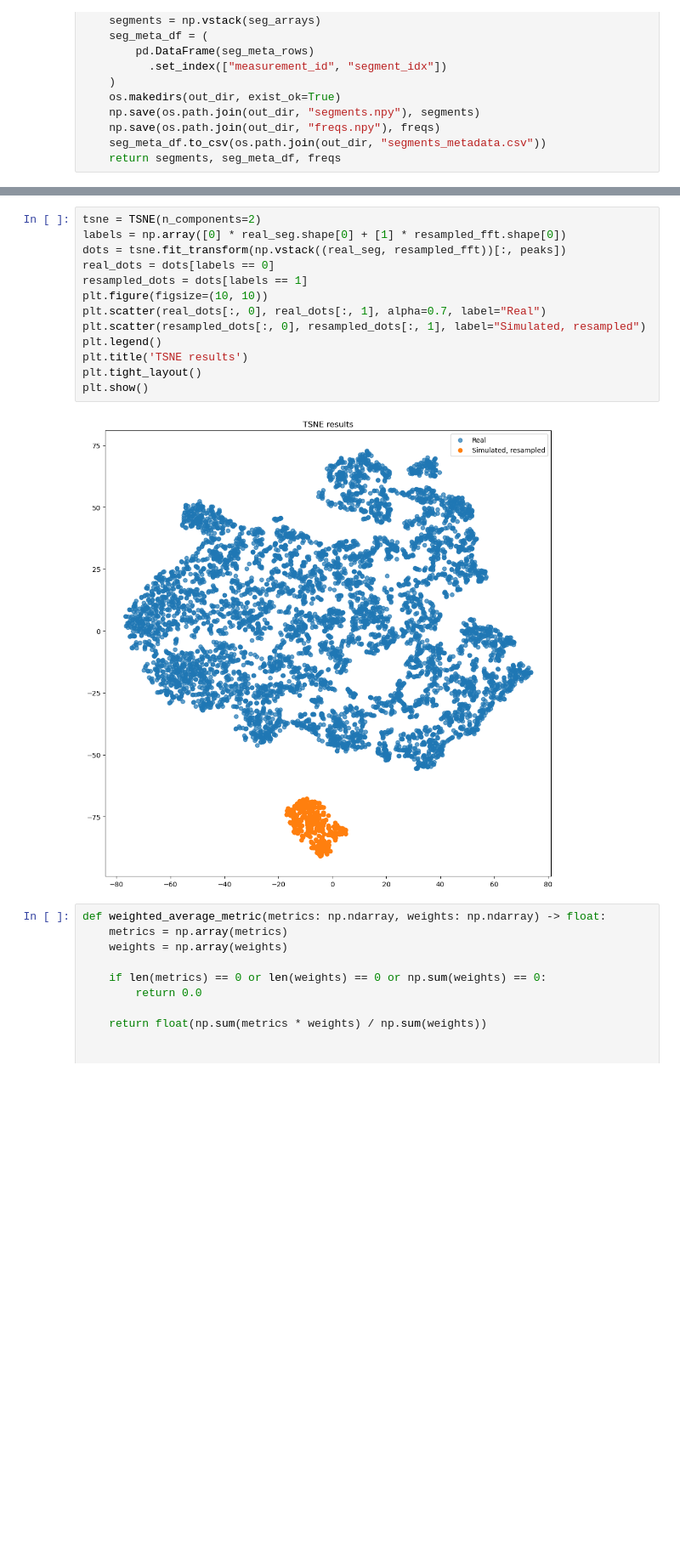
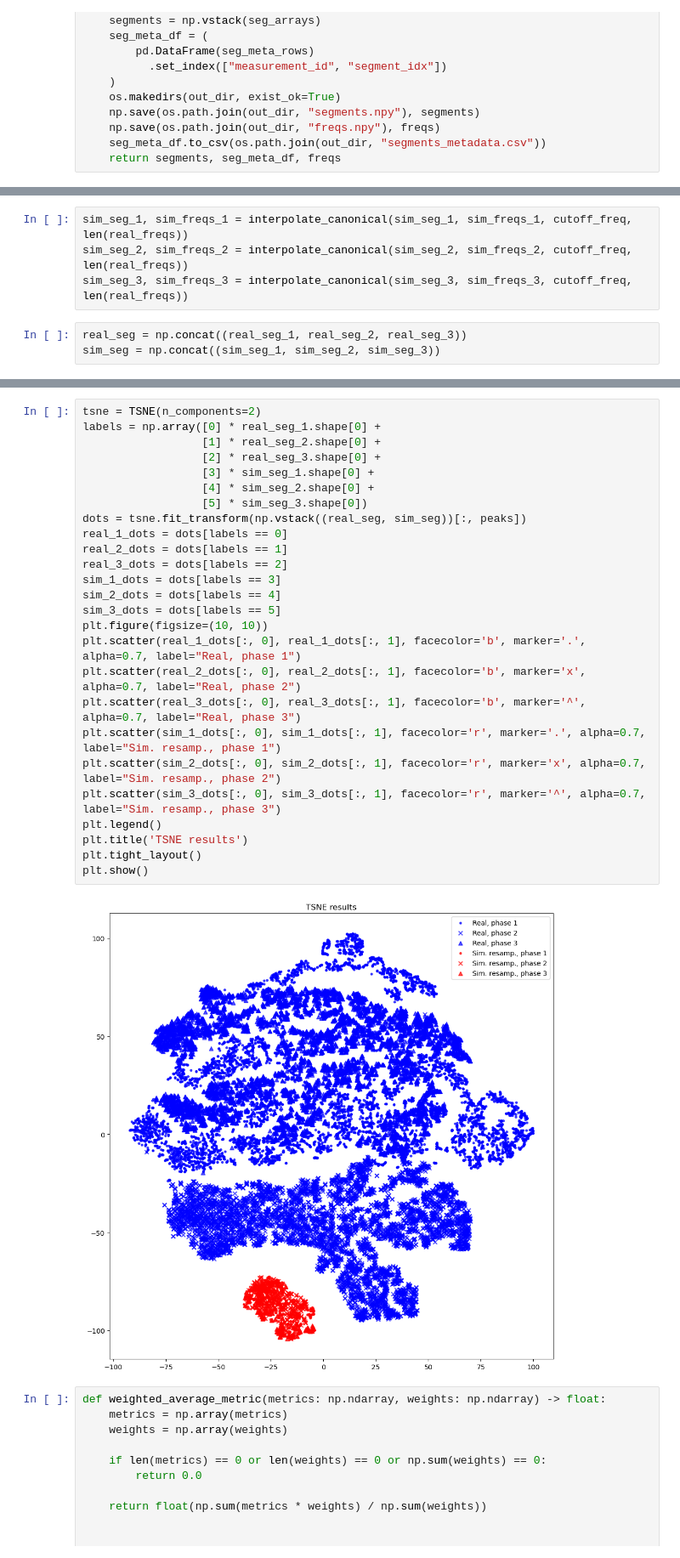
Before and after one commit to xndrleib/Motor-Fault-Detection, a Jupyter notebook: notebooks/__Task_3_Signal_Comparsion.ipynb, the cells around one changed output, grey strips where cells are left out. Shown at 85% size. Cells and saved outputs as stored; diff of their text form; blank space fills up the shorter version.

```diff
--- a/notebooks/__Task_3_Signal_Comparsion.ipynb
+++ b/notebooks/__Task_3_Signal_Comparsion.ipynb
@@ -401,3 +443,10 @@ sim_seg, sim_seg_meta, sim_freqs = preprocessing(simulated_df,
+# %%
+sim_seg_1, sim_freqs_1 = interpolate_canonical(sim_seg_1, sim_freqs_1, cutoff_freq, len(real_freqs))
+sim_seg_2, sim_freqs_2 = interpolate_canonical(sim_seg_2, sim_freqs_2, cutoff_freq, len(real_freqs))
+sim_seg_3, sim_freqs_3 = interpolate_canonical(sim_seg_3, sim_freqs_3, cutoff_freq, len(real_freqs))
+# %%
+real_seg = np.concat((real_seg_1, real_seg_2, real_seg_3))
+sim_seg = np.concat((sim_seg_1, sim_seg_2, sim_seg_3))
 # %%
 fig, ax = plot_single_segment_with_uncertainty(real_seg,
                                                x_values=real_freqs,
@@ -415,18 +474,31 @@ real_seg.shape, resampled_fft.shape
 # %%
 tsne = TSNE(n_components=2)
-labels = np.array([0] * real_seg.shape[0] + [1] * resampled_fft.shape[0])
-dots = tsne.fit_transform(np.vstack((real_seg, resampled_fft))[:, peaks])
-real_dots = dots[labels == 0]
-resampled_dots = dots[labels == 1]
+labels = np.array([0] * real_seg_1.shape[0] +
+                  [1] * real_seg_2.shape[0] +
+                  [2] * real_seg_3.shape[0] +
+                  [3] * sim_seg_1.shape[0] +
+                  [4] * sim_seg_2.shape[0] +
+                  [5] * sim_seg_3.shape[0])
+dots = tsne.fit_transform(np.vstack((real_seg, sim_seg))[:, peaks])
+real_1_dots = dots[labels == 0]
+real_2_dots = dots[labels == 1]
+real_3_dots = dots[labels == 2]
+sim_1_dots = dots[labels == 3]
+sim_2_dots = dots[labels == 4]
+sim_3_dots = dots[labels == 5]
 plt.figure(figsize=(10, 10))
-plt.scatter(real_dots[:, 0], real_dots[:, 1], alpha=0.7, label="Real")
-plt.scatter(resampled_dots[:, 0], resampled_dots[:, 1], label="Simulated, resampled")
+plt.scatter(real_1_dots[:, 0], real_1_dots[:, 1], facecolor='b', marker='.', alpha=0.7, label="Real, phase 1")
+plt.scatter(real_2_dots[:, 0], real_2_dots[:, 1], facecolor='b', marker='x', alpha=0.7, label="Real, phase 2")
+plt.scatter(real_3_dots[:, 0], real_3_dots[:, 1], facecolor='b', marker='^', alpha=0.7, label="Real, phase 3")
+plt.scatter(sim_1_dots[:, 0], sim_1_dots[:, 1], facecolor='r', marker='.', alpha=0.7, label="Sim. resamp., phase 1")
+plt.scatter(sim_2_dots[:, 0], sim_2_dots[:, 1], facecolor='r', marker='x', alpha=0.7, label="Sim. resamp., phase 2")
+plt.scatter(sim_3_dots[:, 0], sim_3_dots[:, 1], facecolor='r', marker='^', alpha=0.7, label="Sim. resamp., phase 3")
 plt.legend()
 plt.title('TSNE results')
 plt.tight_layout()
 plt.show()
 # %% [output]
-[figure, old version]
+[figure, new version]
 # %%
 def weighted_average_metric(metrics: np.ndarray, weights: np.ndarray) -> float:
     metrics = np.array(metrics)
```
Also changed, not shown: parts of 9 cells of this notebook, 8 other files.
